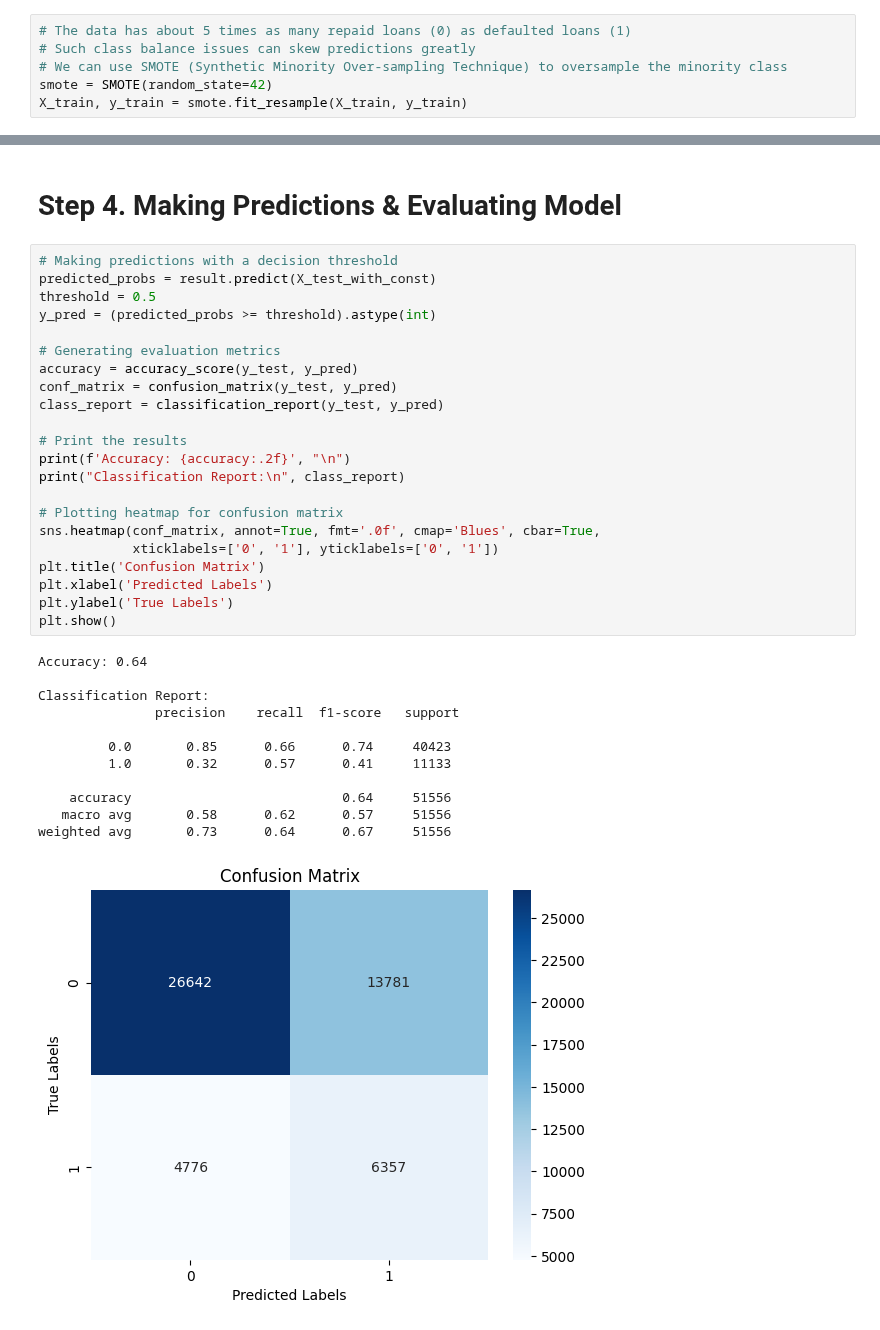
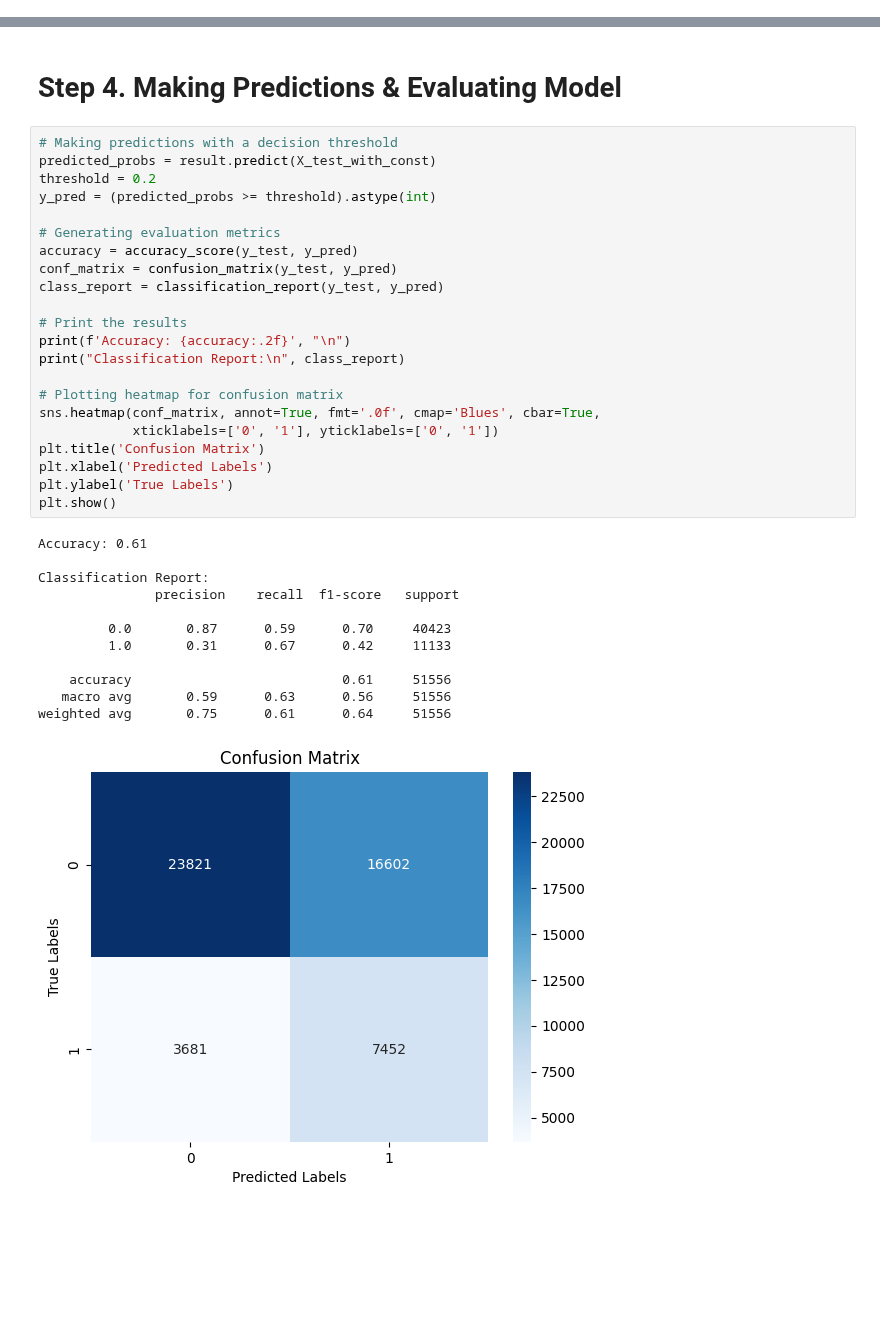
Before and after one commit to tanhl30/HE4045_Project, a Jupyter notebook: 2. Machine Learning A/Logit (statsmodels).ipynb, the cells around one changed output, grey strips where cells are left out. Cells and saved outputs as stored; diff of their text form; blank space fills up the shorter version.

```diff
--- a/2. Machine Learning A/Logit (statsmodels).ipynb
+++ b/2. Machine Learning A/Logit (statsmodels).ipynb
@@ -116,9 +112,3 @@ We can use SMOTE (Synthetic Minority Over-sampling Technique) to oversample the
-# %%
-# The data has about 5 times as many repaid loans (0) as defaulted loans (1)
-# Such class balance issues can skew predictions greatly
-# We can use SMOTE (Synthetic Minority Over-sampling Technique) to oversample the minority class
-smote = SMOTE(random_state=42)
-X_train, y_train = smote.fit_resample(X_train, y_train)
 # %% [markdown]
 # Step 3. Fitting Logistic Regression Model
 # %% [markdown]
@@ -188,35 +178,35 @@ dtype: float64
 # %%
 # Making predictions with a decision threshold
 predicted_probs = result.predict(X_test_with_const)
-threshold = 0.5
+threshold = 0.2
 y_pred = (predicted_probs >= threshold).astype(int)
 
 # Generating evaluation metrics
 accuracy = accuracy_score(y_test, y_pred)
 conf_matrix = confusion_matrix(y_test, y_pred)
 class_report = classification_report(y_test, y_pred)
 
 # Print the results
 print(f'Accuracy: {accuracy:.2f}', "\n")
 print("Classification Report:\n", class_report)
 
 # Plotting heatmap for confusion matrix
 sns.heatmap(conf_matrix, annot=True, fmt='.0f', cmap='Blues', cbar=True,
             xticklabels=['0', '1'], yticklabels=['0', '1'])
 plt.title('Confusion Matrix')
 plt.xlabel('Predicted Labels')
 plt.ylabel('True Labels')
 plt.show()
 # %% [output]
-Accuracy: 0.64
+Accuracy: 0.61
 
 Classification Report:
                precision    recall  f1-score   support
 
-         0.0       0.85      0.66      0.74     40423
-         1.0       0.32      0.57      0.41     11133
+         0.0       0.87      0.59      0.70     40423
+         1.0       0.31      0.67      0.42     11133
 
-    accuracy                           0.64     51556
-   macro avg       0.58      0.62      0.57     51556
-weighted avg       0.73      0.64      0.67     51556
+    accuracy                           0.61     51556
+   macro avg       0.59      0.63      0.56     51556
+weighted avg       0.75      0.61      0.64     51556
-[figure, old version]
+[figure, new version]
```
Also changed, not shown: parts of 3 cells of this notebook, 2 other files.
